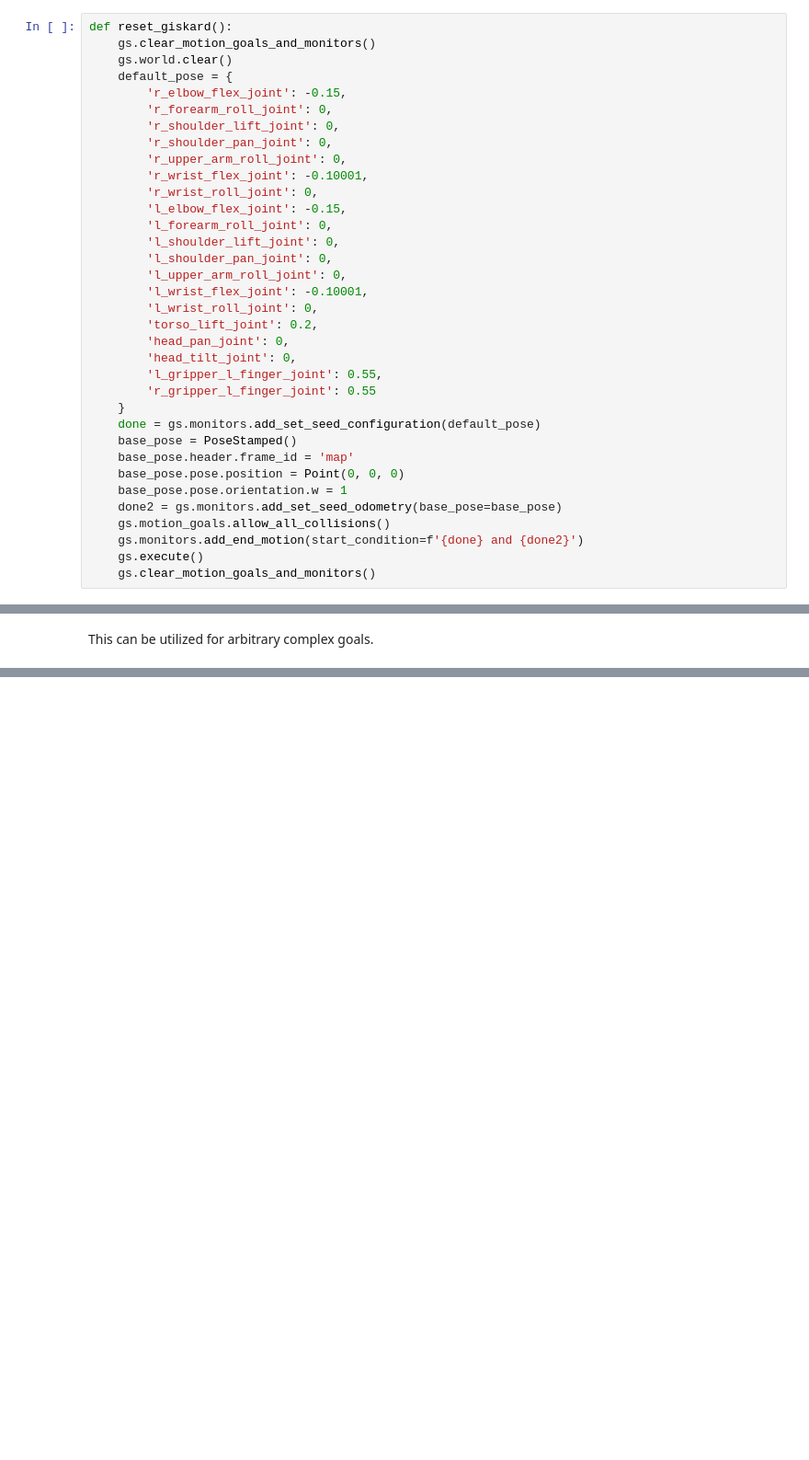
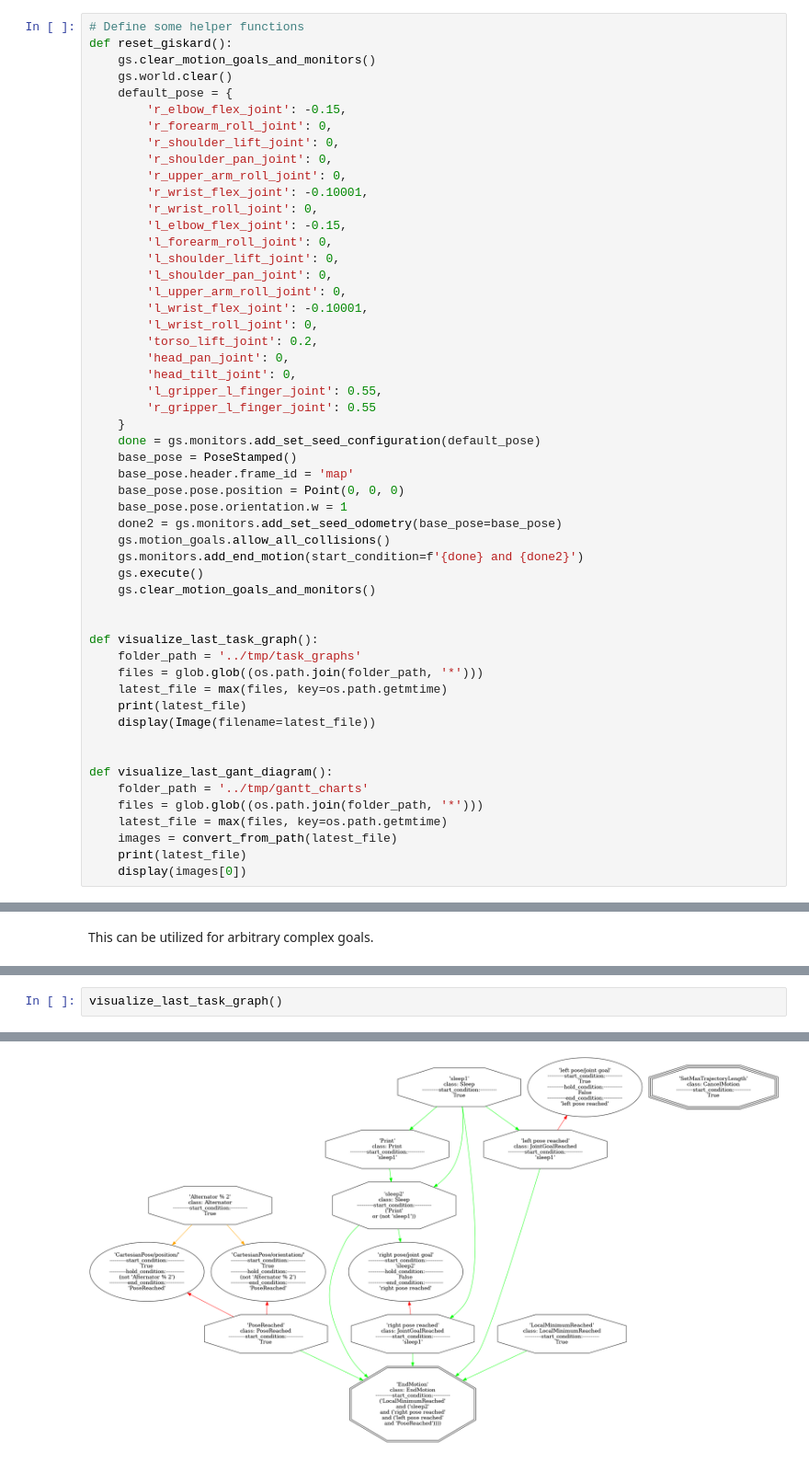
Before and after one commit to SemRoCo/giskardpy, a Jupyter notebook: scripts/giskard_examples.ipynb, the cells around one changed output, grey strips where cells are left out. Shown at 92% size. Saved outputs shown, nothing was run; the diff lists cells and outputs as text; blank space fills up the shorter version.

```diff
--- a/scripts/giskard_examples.ipynb
+++ b/scripts/giskard_examples.ipynb
@@ -13,6 +19,7 @@ rospy.init_node('giskard_examples')
 # Launch the giskardpy PR2 standalone launch file before this
 gs = GiskardWrapper()
 # %%
+# Define some helper functions
 def reset_giskard():
     gs.clear_motion_goals_and_monitors()
     gs.world.clear()
@@ -47,6 +54,23 @@ def reset_giskard():
     gs.monitors.add_end_motion(start_condition=f'{done} and {done2}')
     gs.execute()
     gs.clear_motion_goals_and_monitors()
+
+
+def visualize_last_task_graph():
+    folder_path = '../tmp/task_graphs'
+    files = glob.glob((os.path.join(folder_path, '*')))
+    latest_file = max(files, key=os.path.getmtime)
+    print(latest_file)
+    display(Image(filename=latest_file))
+
+
+def visualize_last_gant_diagram():
+    folder_path = '../tmp/gantt_charts'
+    files = glob.glob((os.path.join(folder_path, '*')))
+    latest_file = max(files, key=os.path.getmtime)
+    images = convert_from_path(latest_file)
+    print(latest_file)
+    display(images[0])
 # %% [markdown]
 Giskard is a constraint- and optimization-based whole-body motion planning/control framework.
 In short explain the QP...
@@ -679,0 +790,3 @@ This can be utilized for arbitrary complex goals.
+# %%
+visualize_last_task_graph()
+# %% [output]
@@ -679,0 +794 @@ This can be utilized for arbitrary complex goals.
+[figure, added]
```
Also changed, not shown: parts of 8 cells of this notebook.
